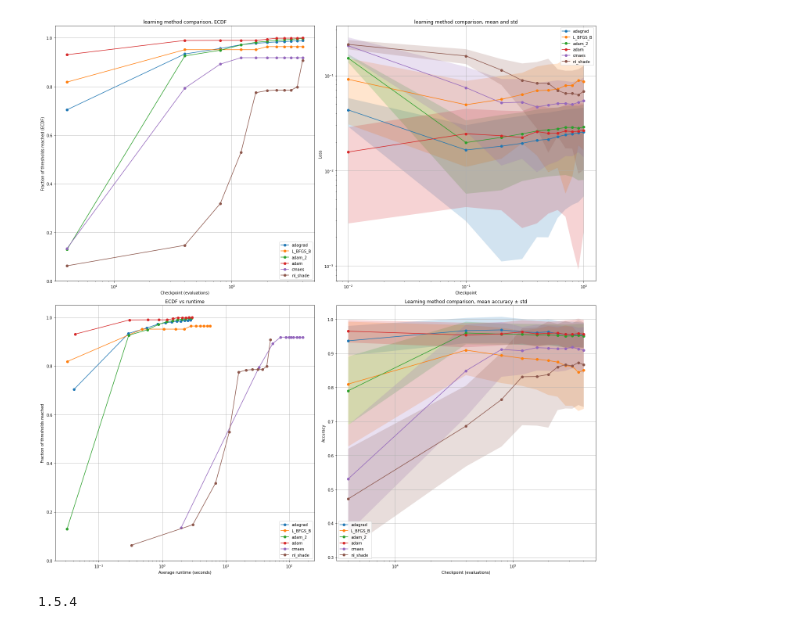
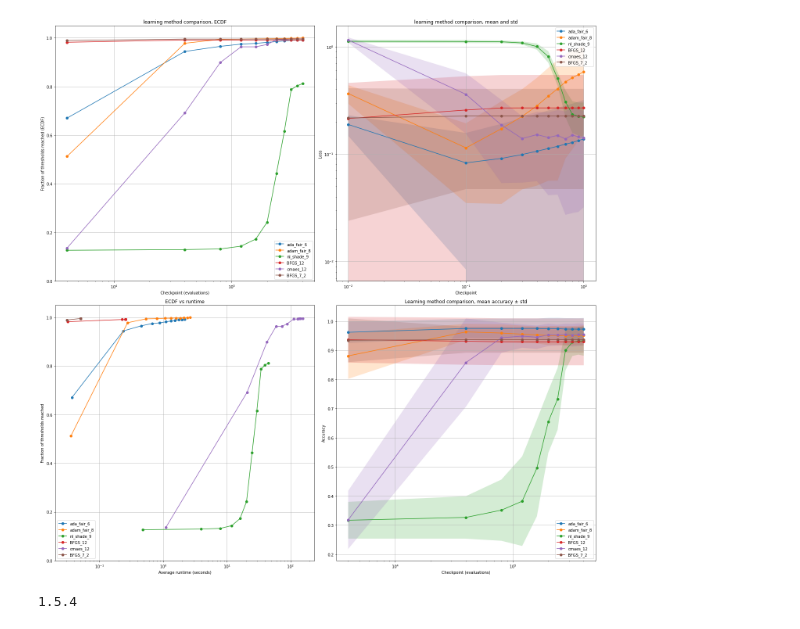
Before and after one commit to brzoza6538/stochastic-gradient-vs-global-methods, a Jupyter notebook: networks_iris/net_comparison.ipynb, the cells around one changed output. Drawn from its saved outputs; the diff is of its cells as text; code cells hidden in the pictures.

```diff
--- a/networks_iris/net_comparison.ipynb
+++ b/networks_iris/net_comparison.ipynb
@@ -453,16 +573,45 @@ def compare(logs):
+# %%
+logs += [
+    # { "name" : "BFGS_10", "path": "./BFGS/bfgs_NEW_10_logs/bfgs_NEW_10_records.csv", "run_path": "./BFGS/bfgs_NEW_10_logs/bfgs_NEW_10_run_records.csv"},
+    # { "name" : "cmaes_10", "path": "./CMAES/cmaes_NEW_10_logs/cmaes_NEW_10_records.csv", "run_path": "./CMAES/cmaes_NEW_10_logs/cmaes_NEW_10_run_records.csv"},
+    # { "name" : "nl_shade_10", "path": "./NLShade/nl_NEW_10_logs/nl_NEW_10_records.csv", "run_path": "./NLShade/nl_NEW_10_logs/nl_NEW_10_run_records.csv"},
+
+    # { "name" : "ada_fair_10", "path": "./Adagrad_fair/ada_fair_NEW_10_logs/ada_fair_NEW_10_records.csv", "run_path": "./Adagrad_fair/ada_fair_NEW_10_logs/ada_fair_NEW_10_run_records.csv"},
+    # { "name" : "adam_fair_10", "path": "./Adam_fair/adam_fair_NEW_10_logs/adam_fair_NEW_10_records.csv", "run_path": "./Adam_fair/adam_fair_NEW_10_logs/adam_fair_NEW_10_run_records.csv"},
+
+]
+# %%
+logs += [
+    # { "name" : "BFGS_11", "path": "./BFGS/bfgs_NEW_11_logs/bfgs_NEW_11_records.csv", "run_path": "./BFGS/bfgs_NEW_11_logs/bfgs_NEW_11_run_records.csv"},
+    # { "name" : "cmaes_11", "path": "./CMAES/cmaes_NEW_11_logs/cmaes_NEW_11_records.csv", "run_path": "./CMAES/cmaes_NEW_11_logs/cmaes_NEW_11_run_records.csv"},
+    # { "name" : "nl_shade_11", "path": "./NLShade/nl_NEW_11_logs/nl_NEW_11_records.csv", "run_path": "./NLShade/nl_NEW_11_logs/nl_NEW_11_run_records.csv"},
+
+    # { "name" : "ada_fair_11", "path": "./Adagrad_fair/ada_fair_NEW_11_logs/ada_fair_NEW_11_records.csv", "run_path": "./Adagrad_fair/ada_fair_NEW_11_logs/ada_fair_NEW_11_run_records.csv"},
+    # { "name" : "adam_fair_11", "path": "./Adam_fair/adam_fair_NEW_11_logs/adam_fair_NEW_11_records.csv", "run_path": "./Adam_fair/adam_fair_NEW_11_logs/adam_fair_NEW_11_run_records.csv"},
+
+]
+# %%
+logs += [
+    { "name" : "BFGS_12", "path": "./BFGS/bfgs_NEW_12_logs/bfgs_NEW_12_records.csv", "run_path": "./BFGS/bfgs_NEW_12_logs/bfgs_NEW_12_run_records.csv"},
+    { "name" : "cmaes_12", "path": "./CMAES/cmaes_NEW_12_logs/cmaes_NEW_12_records.csv", "run_path": "./CMAES/cmaes_NEW_12_logs/cmaes_NEW_12_run_records.csv"},
+    # { "name" : "nl_shade_12", "path": "./NLShade/nl_NEW_12_logs/nl_NEW_12_records.csv", "run_path": "./NLShade/nl_NEW_12_logs/nl_NEW_12_run_records.csv"},
+
+    { "name" : "BFGS_7_2", "path": "./BFGS/bfgs_NEW_7_2_logs/bfgs_NEW_7_2_records.csv", "run_path": "./BFGS/bfgs_NEW_7_2_logs/bfgs_NEW_7_2_run_records.csv"},
+
+]
 # %%
 to_compare = []
 
 # indxs = [3, 4, 5, 6, ]
 # indxs = [10, 11, 12]
-indxs = [0, 1, 2, 3, 4,5]
+# indxs = [0, 1, 2, 3, 4, 5, 6, -1]
 
-for i in indxs:
-    to_compare.append(logs[i])
+# for i in indxs:
+#     to_compare.append(logs[i])
 
-compare(to_compare)
+compare(logs)
 # %% [output]
-[figure, old version]
+[figure, new version]
 # %%
 import scipy
 print(scipy.__version__)
```
Also changed, not shown: parts of 12 cells of this notebook, 3 other files.
